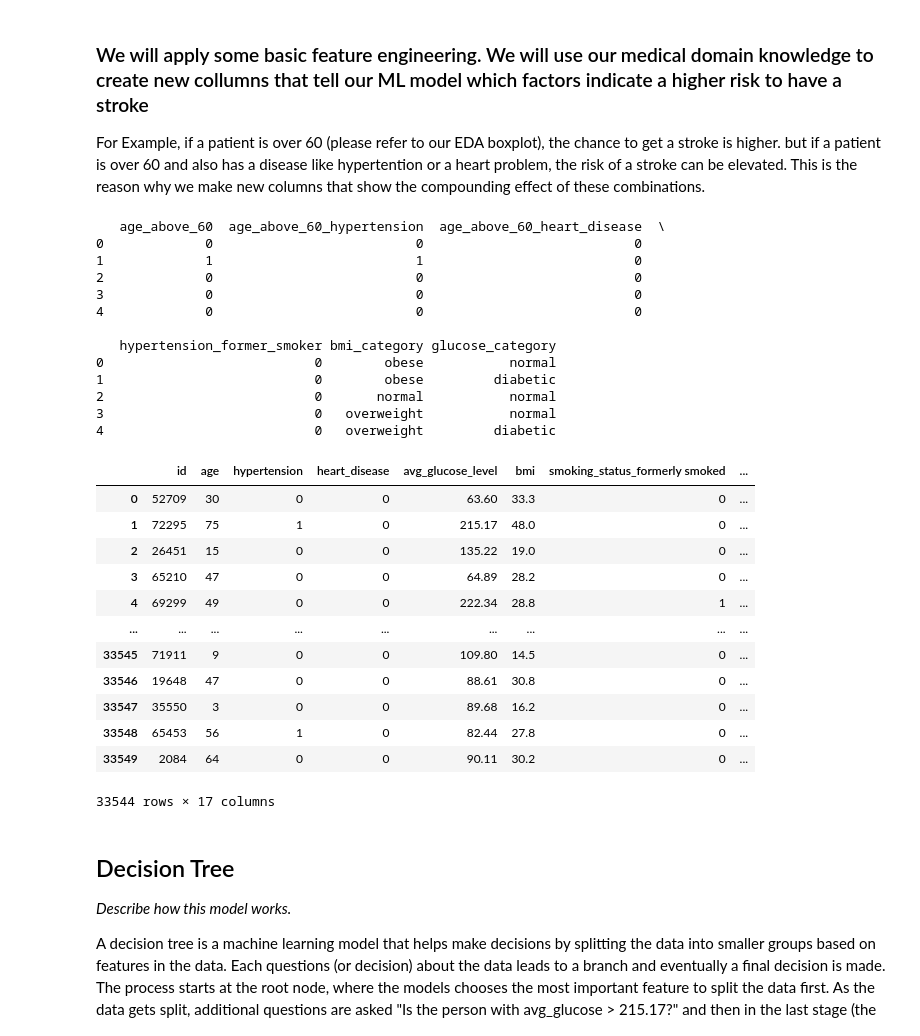
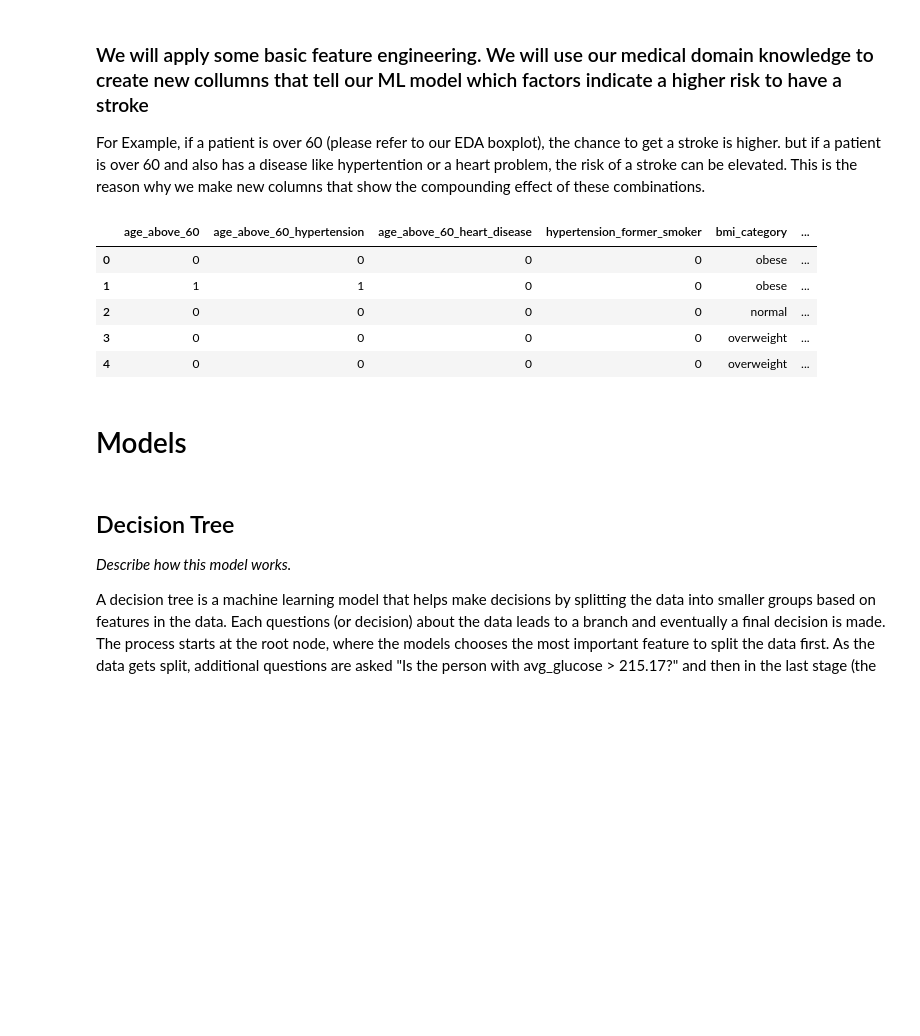
Before and after one commit to wi22b050/ML-International, a Jupyter notebook: newest_version_ml_international.ipynb, the cells around one changed output. Drawn from its saved outputs; the diff is of its cells as text; code cells hidden in the pictures; blank space fills up the shorter version.

```diff
--- a/newest_version_ml_international.ipynb
+++ b/newest_version_ml_international.ipynb
@@ -653,38 +653,17 @@ This is the reason why we make new columns that show the compounding effect of t
 # %%
 df = processor.add_age_above_60()
 df = processor.add_interaction_terms()
 df = processor.categorize_bmi()
 df = processor.categorize_glucose()
 
-print(df[['age_above_60', 'age_above_60_hypertension', 'age_above_60_heart_disease', 'hypertension_former_smoker', 'bmi_category', 'glucose_category']].head())
-display(df)
+display(df[['age_above_60', 'age_above_60_hypertension', 'age_above_60_heart_disease', 'hypertension_former_smoker', 'bmi_category', 'glucose_category']].head())
 # %% [output]
-   age_above_60  age_above_60_hypertension  age_above_60_heart_disease  \
-0             0                          0                           0
-1             1                          1                           0
-2             0                          0                           0
-3             0                          0                           0
-4             0                          0                           0
-
-   hypertension_former_smoker bmi_category glucose_category
-0                           0        obese           normal
-1                           0        obese         diabetic
-2                           0       normal           normal
-3                           0   overweight           normal
-4                           0   overweight         diabetic
-|  | id | age | hypertension | heart_disease | avg_glucose_level | bmi | smoking_status_formerly smoked | ... |
-| 0 | 52709 | 30 | 0 | 0 | 63.60 | 33.3 | 0 | ... |
-| 1 | 72295 | 75 | 1 | 0 | 215.17 | 48.0 | 0 | ... |
-| 2 | 26451 | 15 | 0 | 0 | 135.22 | 19.0 | 0 | ... |
-| 3 | 65210 | 47 | 0 | 0 | 64.89 | 28.2 | 0 | ... |
-| 4 | 69299 | 49 | 0 | 0 | 222.34 | 28.8 | 1 | ... |
-| ... | ... | ... | ... | ... | ... | ... | ... | ... |
-| 33545 | 71911 | 9 | 0 | 0 | 109.80 | 14.5 | 0 | ... |
-| 33546 | 19648 | 47 | 0 | 0 | 88.61 | 30.8 | 0 | ... |
-| 33547 | 35550 | 3 | 0 | 0 | 89.68 | 16.2 | 0 | ... |
-| 33548 | 65453 | 56 | 1 | 0 | 82.44 | 27.8 | 0 | ... |
-| 33549 | 2084 | 64 | 0 | 0 | 90.11 | 30.2 | 0 | ... |
+|  | age_above_60 | age_above_60_hypertension | age_above_60_heart_disease | hypertension_former_smoker | bmi_category | ... |
+| 0 | 0 | 0 | 0 | 0 | obese | ... |
+| 1 | 1 | 1 | 0 | 0 | obese | ... |
+| 2 | 0 | 0 | 0 | 0 | normal | ... |
+| 3 | 0 | 0 | 0 | 0 | overweight | ... |
+| 4 | 0 | 0 | 0 | 0 | overweight | ... |
-33544 rows × 17 columns
 # %%
 df = processor.encode_categories()
 df = processor.drop_categorical_columns()
@@ -700,3 +670,5 @@ X_train, X_test, y_train, y_test = train_test_split(X_resampled, y_resampled, te
+# %% [markdown]
+# Models
 # %% [markdown]
 ## Decision Tree
 
```
Also changed, not shown: parts of 25 cells of this notebook.
